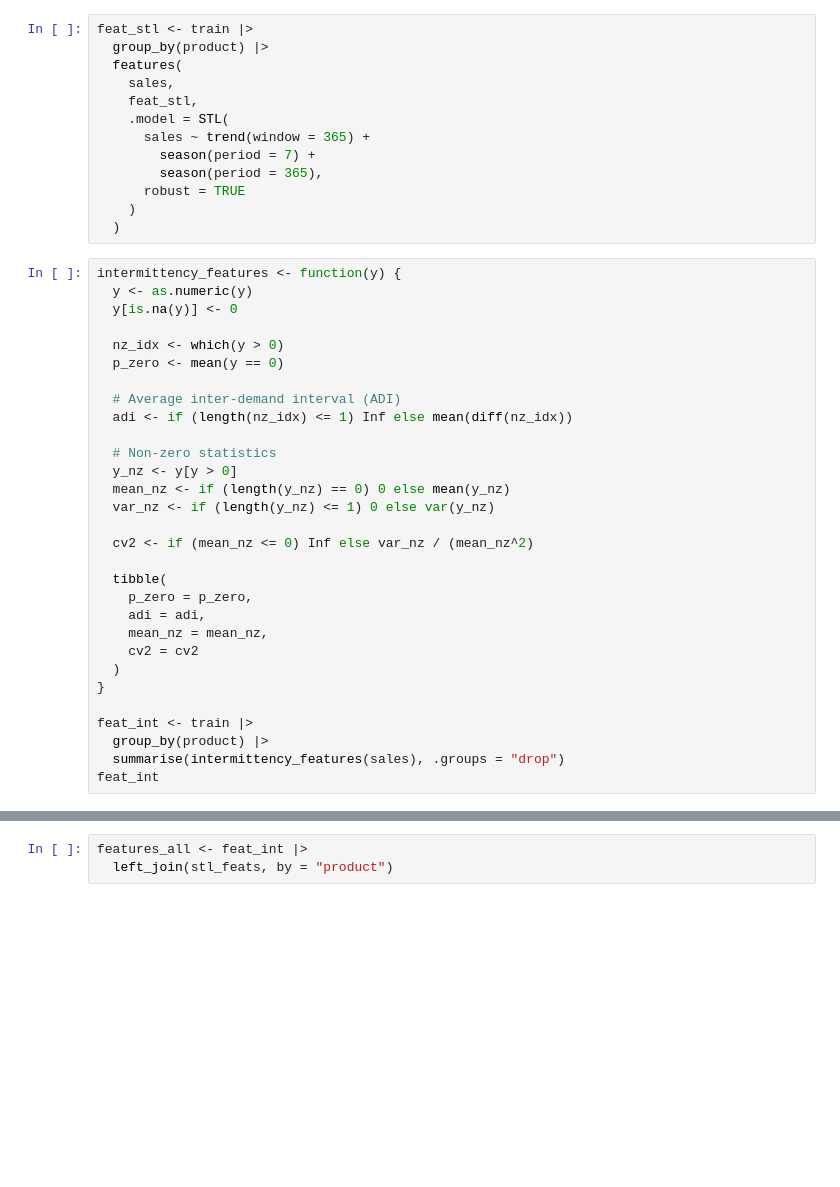
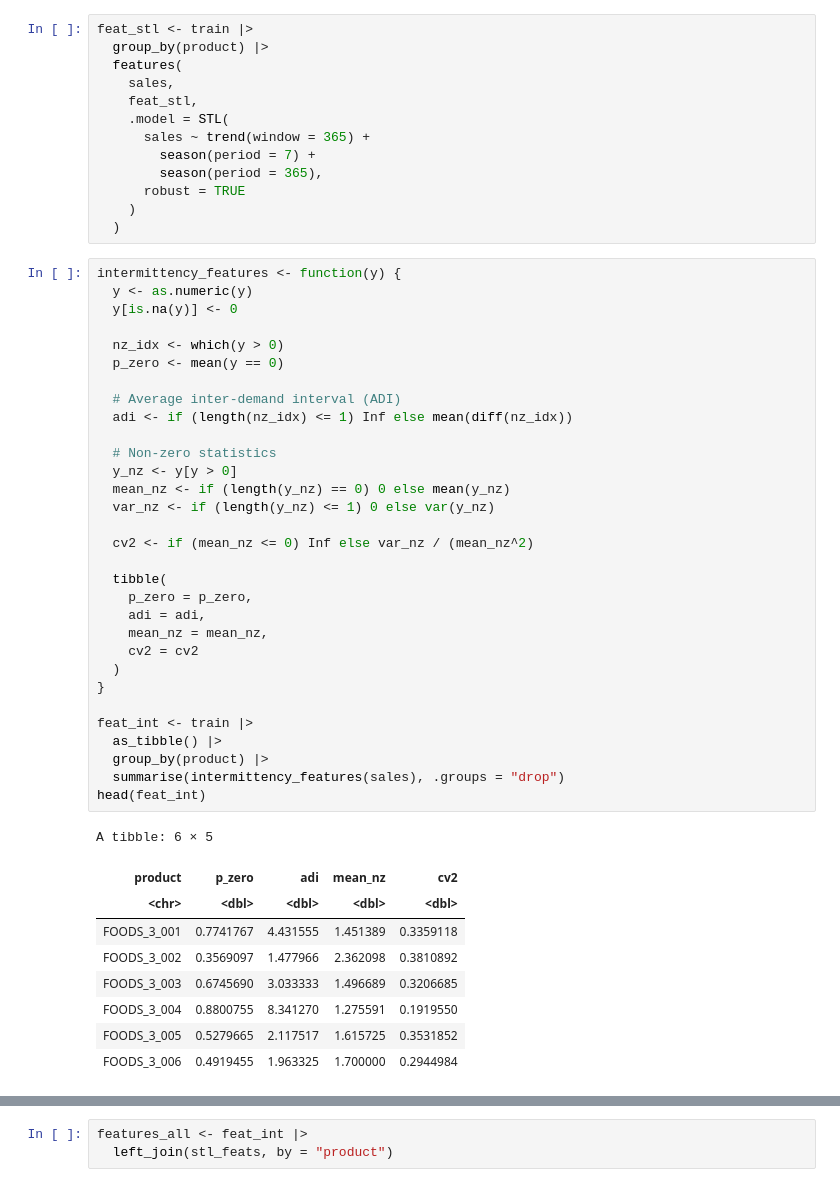
Before and after one commit to Whatisthisname/AFCS-Final, a Jupyter notebook: Data_Inspection/sales_exploration.ipynb, the cells around one changed output, grey strips where cells are left out. Cells and saved outputs as stored; diff of their text form; blank space fills up the shorter version.

```diff
--- a/Data_Inspection/sales_exploration.ipynb
+++ b/Data_Inspection/sales_exploration.ipynb
@@ -87,30 +89,41 @@ feat_stl <- train |>
 # %%
 intermittency_features <- function(y) {
   y <- as.numeric(y)
   y[is.na(y)] <- 0
 
   nz_idx <- which(y > 0)
   p_zero <- mean(y == 0)
 
   # Average inter-demand interval (ADI)
   adi <- if (length(nz_idx) <= 1) Inf else mean(diff(nz_idx))
 
   # Non-zero statistics
   y_nz <- y[y > 0]
   mean_nz <- if (length(y_nz) == 0) 0 else mean(y_nz)
   var_nz <- if (length(y_nz) <= 1) 0 else var(y_nz)
 
   cv2 <- if (mean_nz <= 0) Inf else var_nz / (mean_nz^2)
 
   tibble(
     p_zero = p_zero,
     adi = adi,
     mean_nz = mean_nz,
     cv2 = cv2
   )
 }
 
 feat_int <- train |>
+  as_tibble() |>
   group_by(product) |>
   summarise(intermittency_features(sales), .groups = "drop")
-feat_int
+head(feat_int)
+# %% [output]
+A tibble: 6 × 5
+| product | p_zero | adi | mean_nz | cv2 |
+| <chr> | <dbl> | <dbl> | <dbl> | <dbl> |
+| FOODS_3_001 | 0.7741767 | 4.431555 | 1.451389 | 0.3359118 |
+| FOODS_3_002 | 0.3569097 | 1.477966 | 2.362098 | 0.3810892 |
+| FOODS_3_003 | 0.6745690 | 3.033333 | 1.496689 | 0.3206685 |
+| FOODS_3_004 | 0.8800755 | 8.341270 | 1.275591 | 0.1919550 |
+| FOODS_3_005 | 0.5279665 | 2.117517 | 1.615725 | 0.3531852 |
+| FOODS_3_006 | 0.4919455 | 1.963325 | 1.700000 | 0.2944984 |
```
Also changed, not shown: parts of 5 cells of this notebook, 1 other file.
